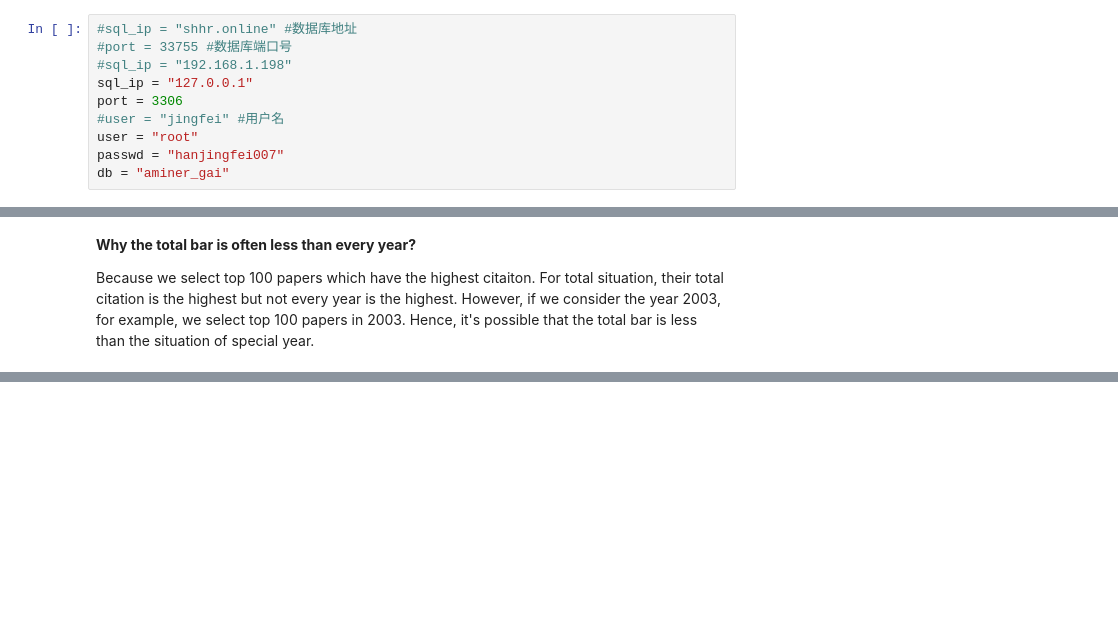
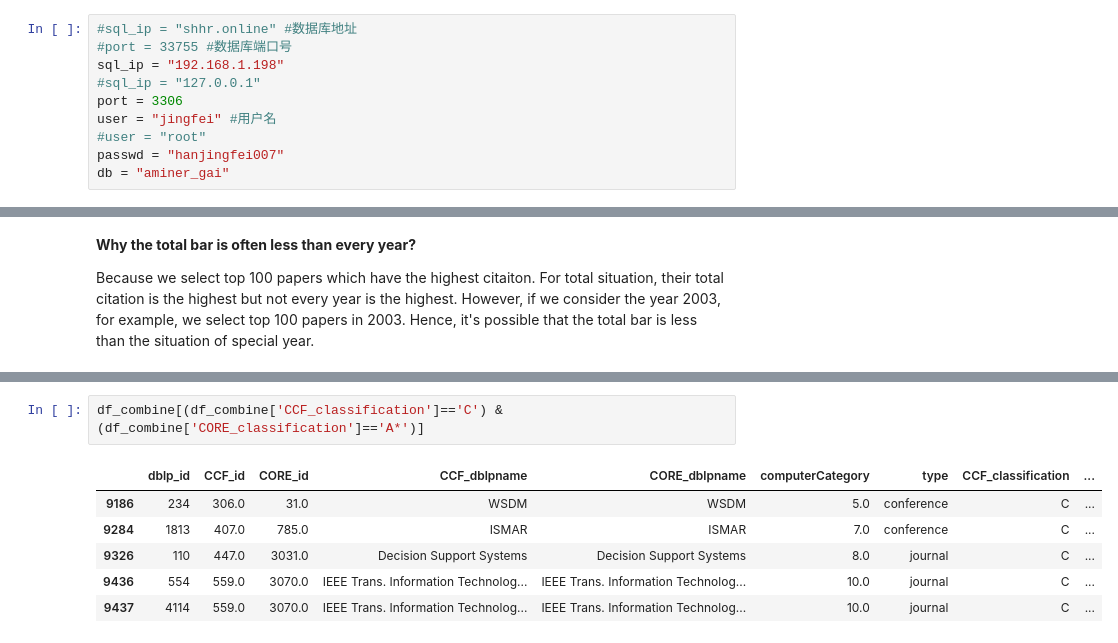
Before and after one commit to Jingfei-Han/citation_prediction, a Jupyter notebook: aminer_gai/myanalysis.ipynb, the cells around one changed output, grey strips where cells are left out. Drawn from its saved outputs; the diff is of its cells as text; blank space fills up the shorter version.

```diff
--- a/aminer_gai/myanalysis.ipynb
+++ b/aminer_gai/myanalysis.ipynb
@@ -153,11 +153,11 @@ def generate_relationship(sql_ip, port, user, passwd, db):
 # %%
 #sql_ip = "shhr.online" #数据库地址
 #port = 33755 #数据库端口号
-#sql_ip = "192.168.1.198"
-sql_ip = "127.0.0.1"
+sql_ip = "192.168.1.198"
+#sql_ip = "127.0.0.1"
 port = 3306
-#user = "jingfei" #用户名
-user = "root"
+user = "jingfei" #用户名
+#user = "root"
 passwd = "hanjingfei007"
 db = "aminer_gai"
 # %% [markdown]
@@ -718,0 +751,9 @@ Because we select top 100 papers which have the highest citaiton. For total situ
+# %%
+df_combine[(df_combine['CCF_classification']=='C') & (df_combine['CORE_classification']=='A*')]
+# %% [output]
+|  | dblp_id | CCF_id | CORE_id | CCF_dblpname | CORE_dblpname | computerCategory | type | CCF_classification | ... |
+| 9186 | 234 | 306.0 | 31.0 | WSDM | WSDM | 5.0 | conference | C | ... |
+| 9284 | 1813 | 407.0 | 785.0 | ISMAR | ISMAR | 7.0 | conference | C | ... |
+| 9326 | 110 | 447.0 | 3031.0 | Decision Support Systems | Decision Support Systems | 8.0 | journal | C | ... |
+| 9436 | 554 | 559.0 | 3070.0 | IEEE Trans. Information Technolog... | IEEE Trans. Information Technolog... | 10.0 | journal | C | ... |
+| 9437 | 4114 | 559.0 | 3070.0 | IEEE Trans. Information Technolog... | IEEE Trans. Information Technolog... | 10.0 | journal | C | ... |
```
Also changed, not shown: parts of 26 cells of this notebook, 1 other file.
